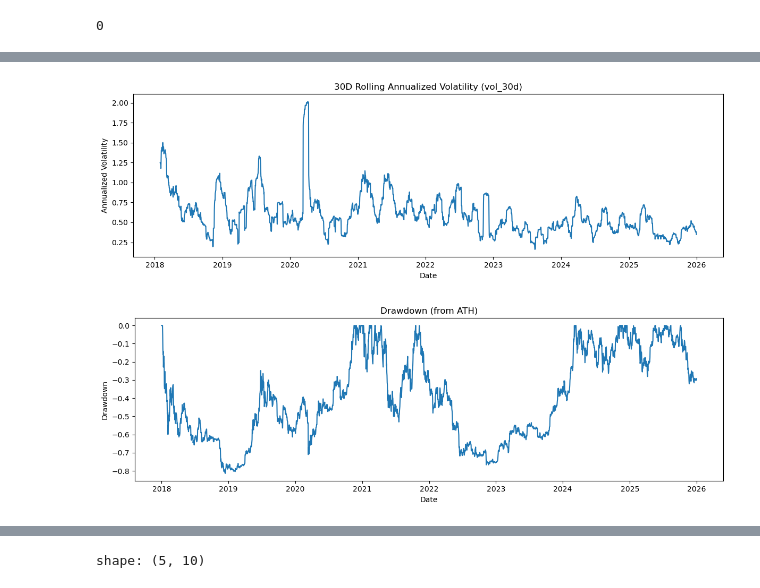
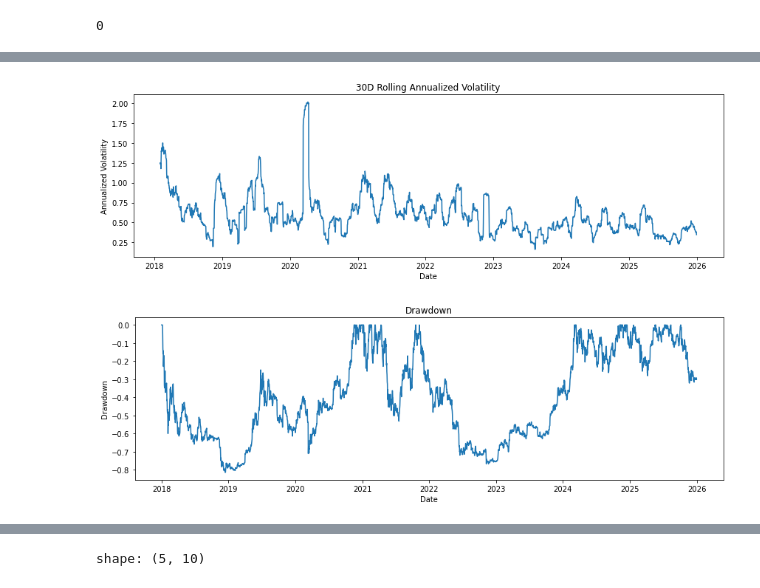
Before and after one commit to shuangvely/bitcoin-analytics-capstone-sp26-team08, a Jupyter notebook: eda/EDA.ipynb, the cells around one changed output, grey strips where cells are left out. Cells and saved outputs as stored; diff of their text form; code cells hidden in the pictures.

```diff
--- a/eda/EDA.ipynb
+++ b/eda/EDA.ipynb
@@ -37,6 +44,3 @@ missing_days = all_days.difference(df.index)
 len(missing_days)
 # %% [output]
 0
-# %%
-# rename 价格列
-df = df.rename(columns={"PriceUSD": "PriceUSD_coinmetrics"})
@@ -103,22 +203,22 @@ plt.show()
 # %%
 # 30日滚动年化波动率
 plt.figure(figsize=(12, 4))
 plt.plot(df.index, df["vol_30d"])
-plt.title("30D Rolling Annualized Volatility (vol_30d)")
+plt.title("30D Rolling Annualized Volatility")
 plt.xlabel("Date")
 plt.ylabel("Annualized Volatility")
 plt.tight_layout()
 plt.show()
 # %% [output]
-[figure, old version]
+[figure, new version]
 # %%
 # 回撤曲线
 plt.figure(figsize=(12, 4))
 plt.plot(df.index, df["drawdown"])
-plt.title("Drawdown (from ATH)")
+plt.title("Drawdown")
 plt.xlabel("Date")
 plt.ylabel("Drawdown")
 plt.tight_layout()
 plt.show()
 # %% [output]
-[figure, old version]
+[figure, new version]
```
Also changed, not shown: parts of 25 cells of this notebook.
